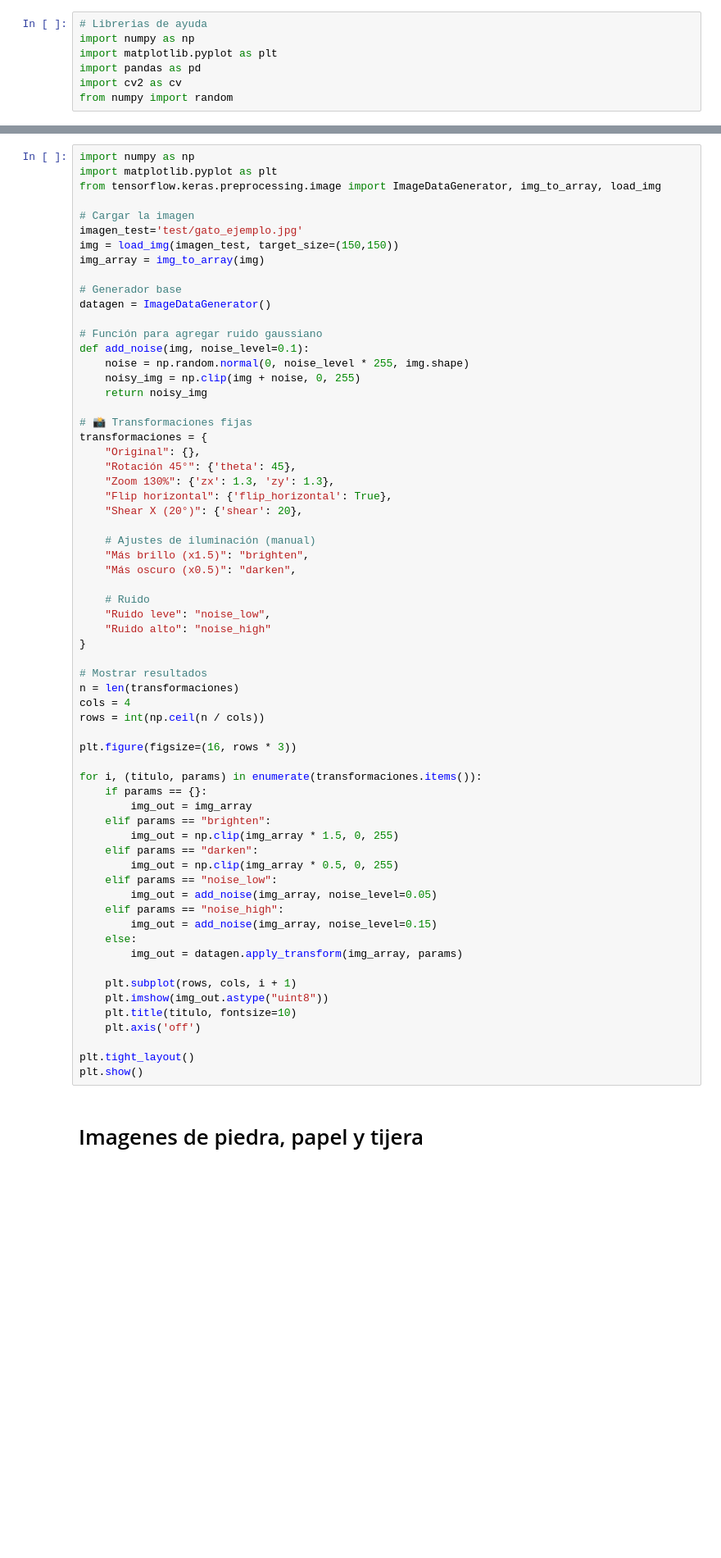
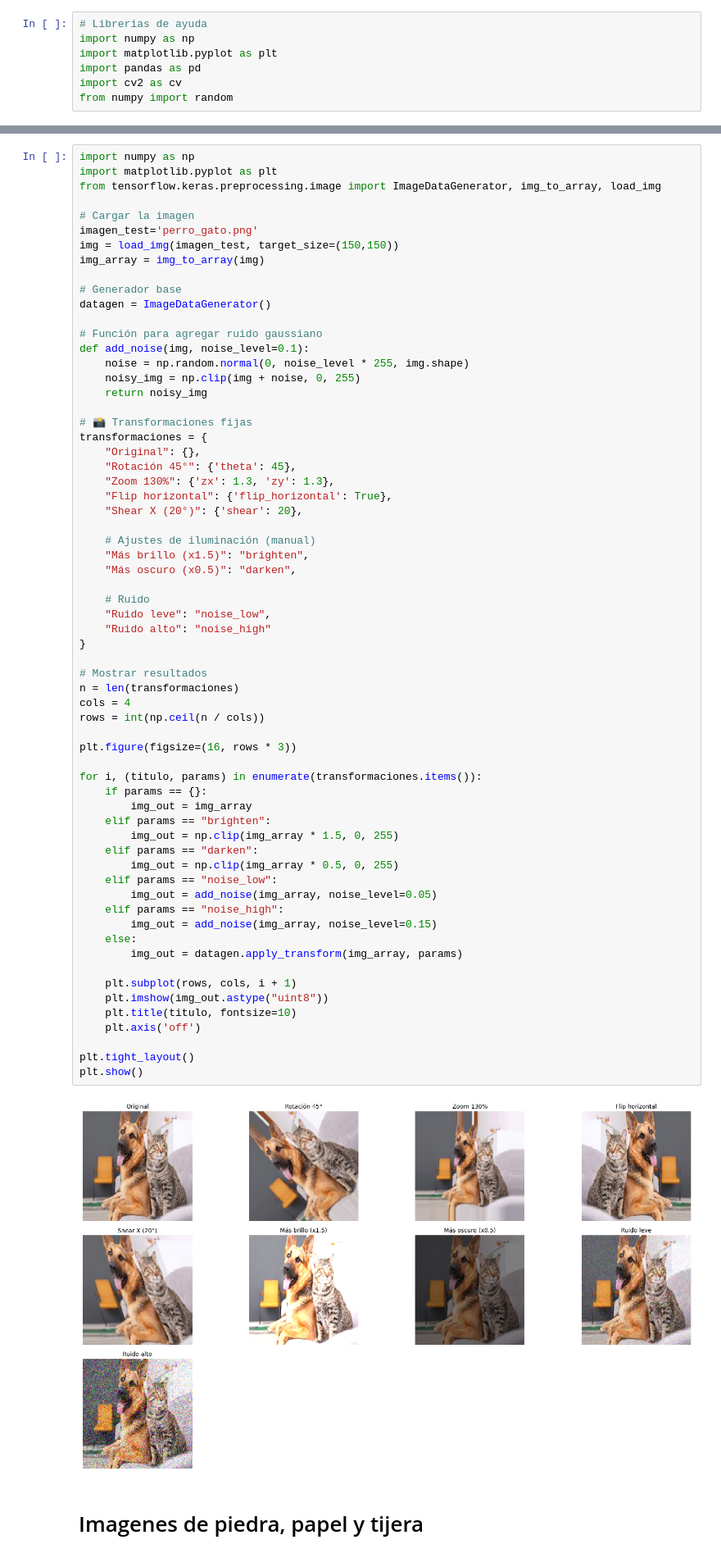
Before and after one commit to cj-chavarria/Deep-Learning-Coursework, a Jupyter notebook: DLCV_15_Piedra-Pepel-Tijera/Ejemplo_AumentoDatos.ipynb, the cells around one changed output, grey strips where cells are left out. Shown at 82% size. Cells and saved outputs as stored; diff of their text form; blank space fills up the shorter version.

```diff
--- a/DLCV_15_Piedra-Pepel-Tijera/Ejemplo_AumentoDatos.ipynb
+++ b/DLCV_15_Piedra-Pepel-Tijera/Ejemplo_AumentoDatos.ipynb
@@ -105,7 +107,7 @@ import matplotlib.pyplot as plt
 from tensorflow.keras.preprocessing.image import ImageDataGenerator, img_to_array, load_img
 
 # Cargar la imagen
-imagen_test='test/gato_ejemplo.jpg'
+imagen_test='perro_gato.png'
 img = load_img(imagen_test, target_size=(150,150))
 img_array = img_to_array(img)
 
@@ -136,33 +138,35 @@ transformaciones = {
 }
 
 # Mostrar resultados
 n = len(transformaciones)
 cols = 4
 rows = int(np.ceil(n / cols))
 
 plt.figure(figsize=(16, rows * 3))
 
 for i, (titulo, params) in enumerate(transformaciones.items()):
     if params == {}:
         img_out = img_array
     elif params == "brighten":
         img_out = np.clip(img_array * 1.5, 0, 255)
     elif params == "darken":
         img_out = np.clip(img_array * 0.5, 0, 255)
     elif params == "noise_low":
         img_out = add_noise(img_array, noise_level=0.05)
     elif params == "noise_high":
         img_out = add_noise(img_array, noise_level=0.15)
     else:
         img_out = datagen.apply_transform(img_array, params)
 
     plt.subplot(rows, cols, i + 1)
     plt.imshow(img_out.astype("uint8"))
     plt.title(titulo, fontsize=10)
     plt.axis('off')
 
 plt.tight_layout()
 plt.show()
+# %% [output]
+[figure, added]
 # %% [markdown]
 # Imagenes de piedra, papel y tijera
 # %%
```
Also changed, not shown: parts of 10 cells of this notebook, 3 other files.
